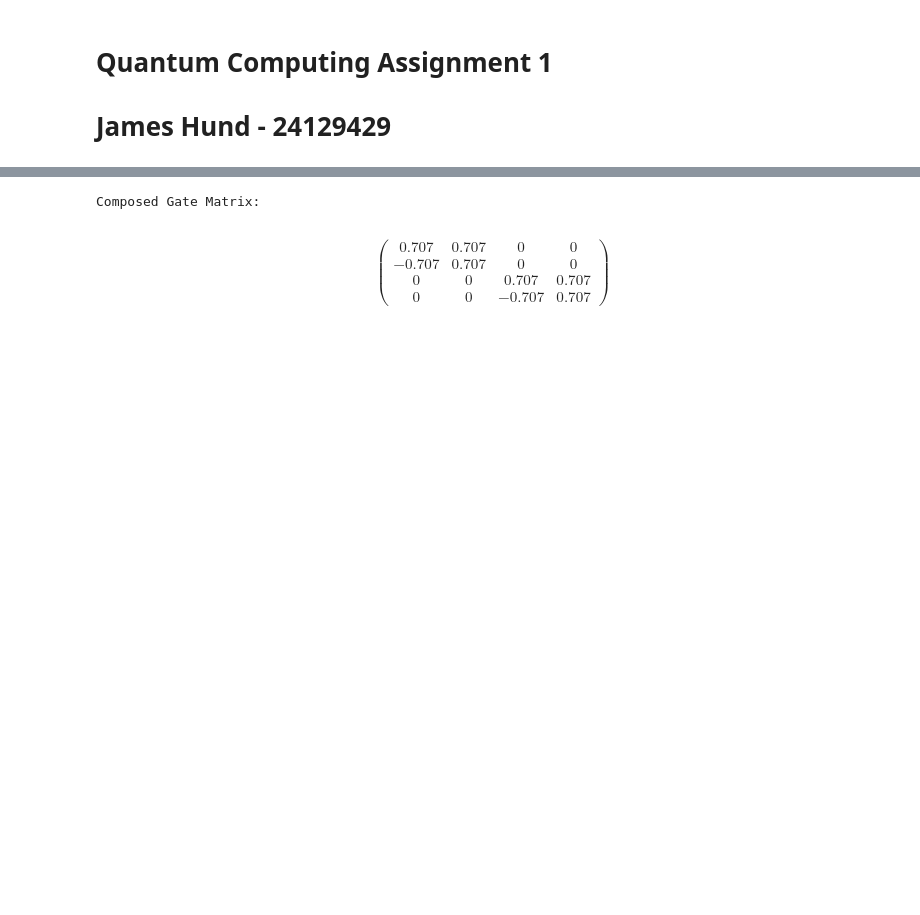
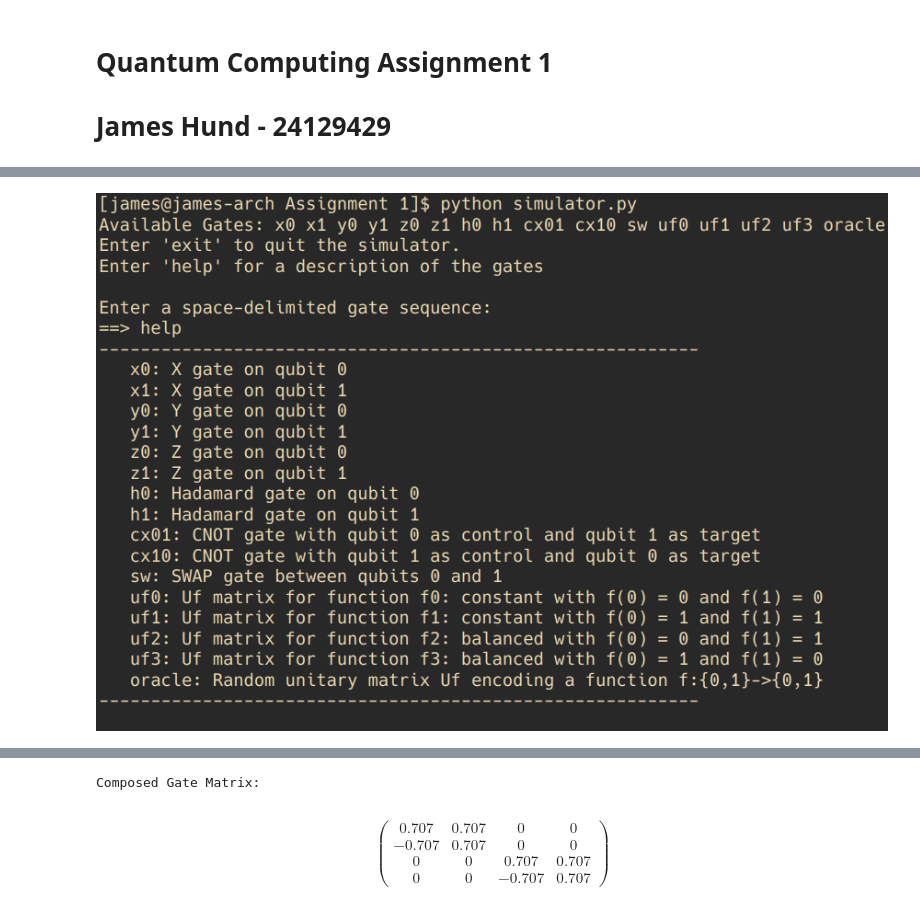
Before and after one commit to JamesHund/Quantum-Simulator, a Jupyter notebook: report.ipynb, the cells around one changed output, grey strips where cells are left out. Saved outputs shown, nothing was run; the diff lists cells and outputs as text; code cells hidden in the pictures; blank space fills up the shorter version.

```diff
--- a/report.ipynb
+++ b/report.ipynb
@@ -16,0 +22,5 @@ from plot import *
+# %%
+#Image 1: Help menu
+display(Image(filename='images/help_command.png'))
+# %% [output]
+[figure, added]
```
Also changed, not shown: parts of 26 cells of this notebook.
